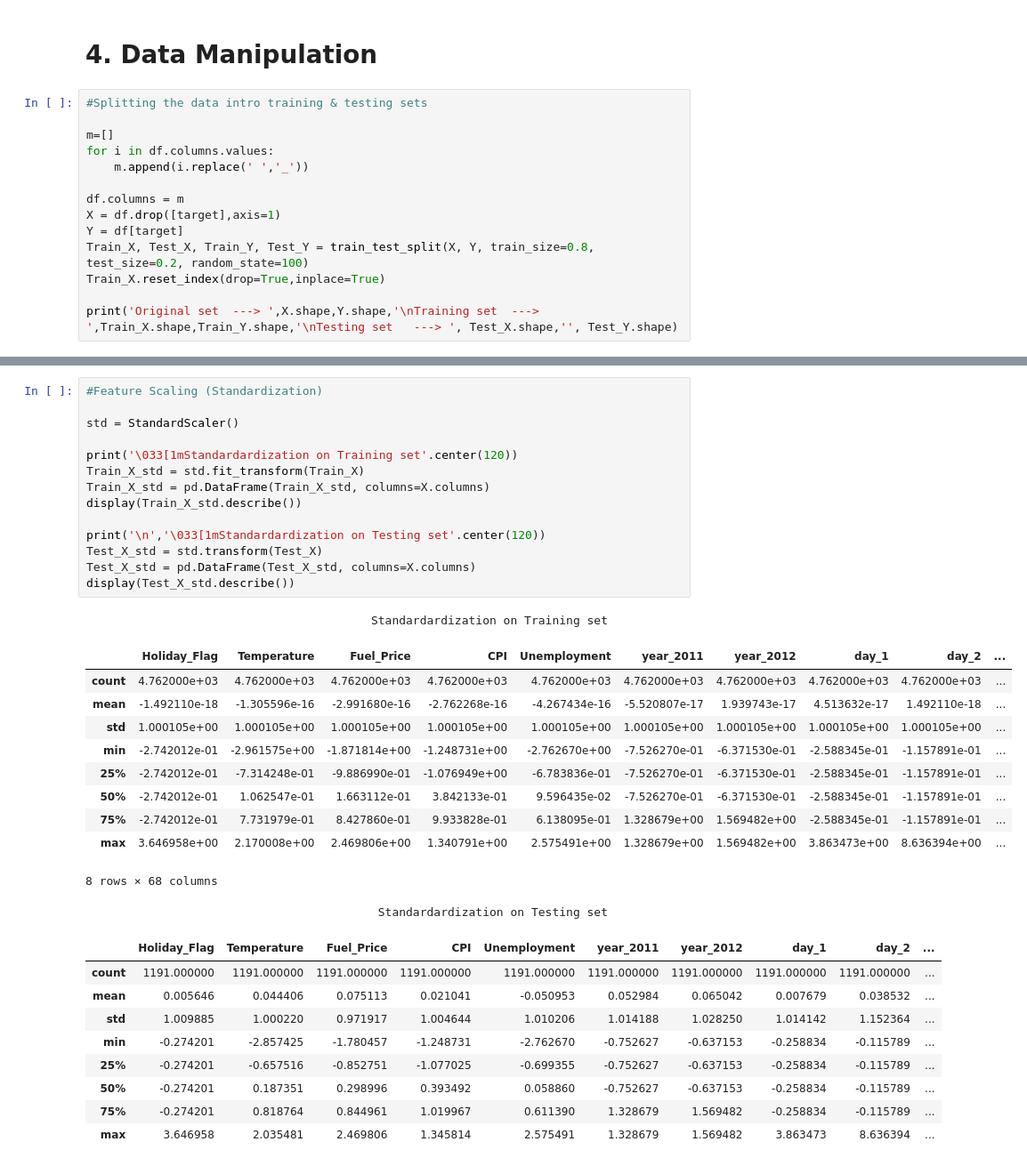
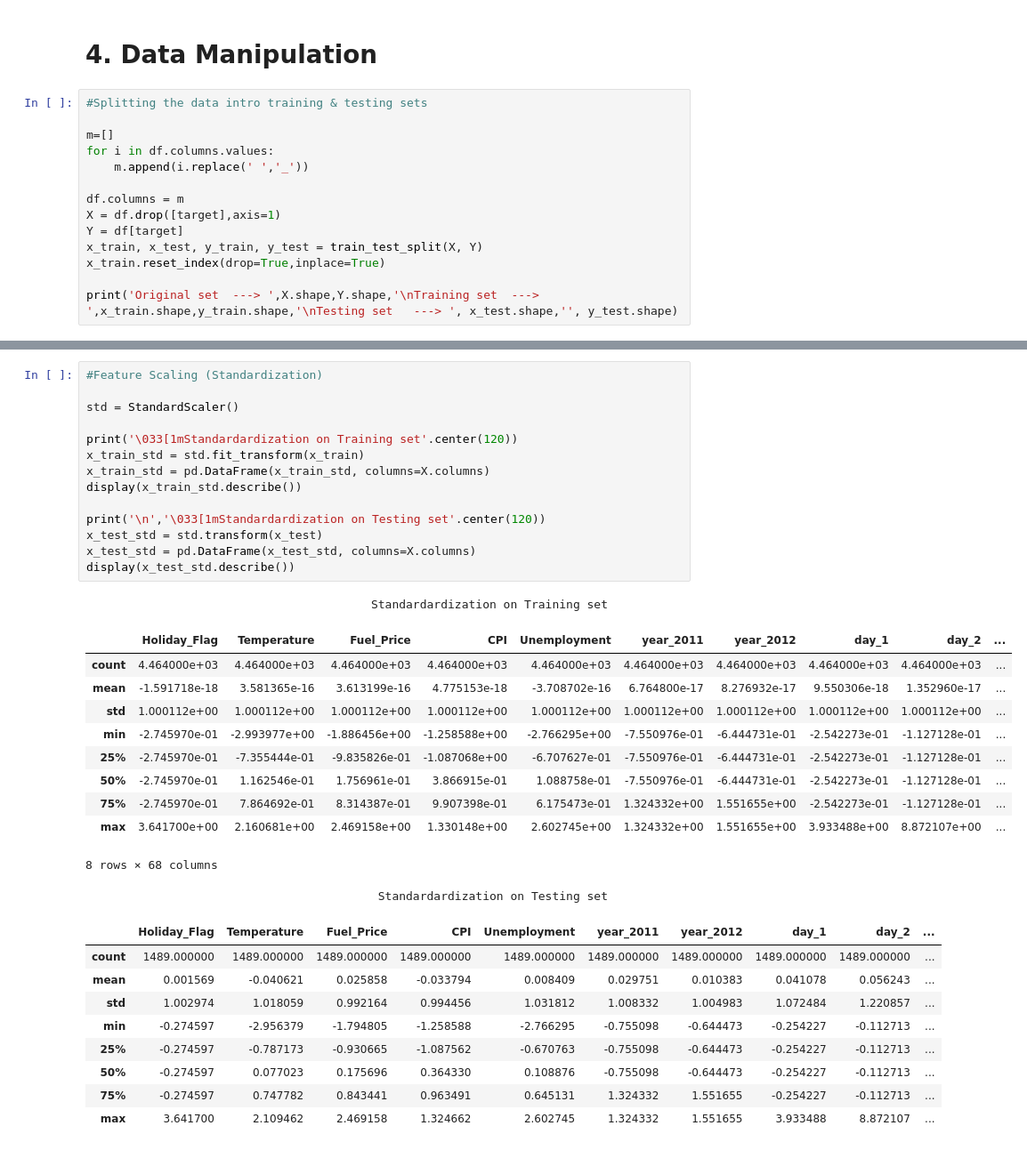
Before and after one commit to sunanda-debnath/Walmart-store-s-sales-forecasting, a Jupyter notebook: Walmart_store’s_sales_forecasting_.ipynb, the cells around one changed output, grey strips where cells are left out. Shown at 89% size. Drawn from its saved outputs; the diff is of its cells as text.

```diff
--- a/Walmart_store’s_sales_forecasting_.ipynb
+++ b/Walmart_store’s_sales_forecasting_.ipynb
@@ -362,9 +360,9 @@ for i in df.columns.values:
 df.columns = m
 X = df.drop([target],axis=1)
 Y = df[target]
-Train_X, Test_X, Train_Y, Test_Y = train_test_split(X, Y, train_size=0.8, test_size=0.2, random_state=100)
-Train_X.reset_index(drop=True,inplace=True)
+x_train, x_test, y_train, y_test = train_test_split(X, Y)
+x_train.reset_index(drop=True,inplace=True)
 
-print('Original set  ---> ',X.shape,Y.shape,'\nTraining set  ---> ',Train_X.shape,Train_Y.shape,'\nTesting set   ---> ', Test_X.shape,'', Test_Y.shape)
+print('Original set  ---> ',X.shape,Y.shape,'\nTraining set  ---> ',x_train.shape,y_train.shape,'\nTesting set   ---> ', x_test.shape,'', y_test.shape)
 # %% [output]
 Original set  --->  (5953, 68) (5953,)
@@ -373,37 +371,37 @@ Testing set   --->  (1191, 68)  (1191,)
 # %%
 #Feature Scaling (Standardization)
 
 std = StandardScaler()
 
 print('\033[1mStandardardization on Training set'.center(120))
-Train_X_std = std.fit_transform(Train_X)
-Train_X_std = pd.DataFrame(Train_X_std, columns=X.columns)
-display(Train_X_std.describe())
+x_train_std = std.fit_transform(x_train)
+x_train_std = pd.DataFrame(x_train_std, columns=X.columns)
+display(x_train_std.describe())
 
 print('\n','\033[1mStandardardization on Testing set'.center(120))
-Test_X_std = std.transform(Test_X)
-Test_X_std = pd.DataFrame(Test_X_std, columns=X.columns)
-display(Test_X_std.describe())
+x_test_std = std.transform(x_test)
+x_test_std = pd.DataFrame(x_test_std, columns=X.columns)
+display(x_test_std.describe())
 # %% [output]
                                          Standardardization on Training set
 |  | Holiday_Flag | Temperature | Fuel_Price | CPI | Unemployment | year_2011 | year_2012 | day_1 | day_2 | ... |
-| count | 4.762000e+03 | 4.762000e+03 | 4.762000e+03 | 4.762000e+03 | 4.762000e+03 | 4.762000e+03 | 4.762000e+03 | 4.762000e+03 | 4.762000e+03 | ... |
-| mean | -1.492110e-18 | -1.305596e-16 | -2.991680e-16 | -2.762268e-16 | -4.267434e-16 | -5.520807e-17 | 1.939743e-17 | 4.513632e-17 | 1.492110e-18 | ... |
-| std | 1.000105e+00 | 1.000105e+00 | 1.000105e+00 | 1.000105e+00 | 1.000105e+00 | 1.000105e+00 | 1.000105e+00 | 1.000105e+00 | 1.000105e+00 | ... |
-| min | -2.742012e-01 | -2.961575e+00 | -1.871814e+00 | -1.248731e+00 | -2.762670e+00 | -7.526270e-01 | -6.371530e-01 | -2.588345e-01 | -1.157891e-01 | ... |
-| 25% | -2.742012e-01 | -7.314248e-01 | -9.886990e-01 | -1.076949e+00 | -6.783836e-01 | -7.526270e-01 | -6.371530e-01 | -2.588345e-01 | -1.157891e-01 | ... |
-| 50% | -2.742012e-01 | 1.062547e-01 | 1.663112e-01 | 3.842133e-01 | 9.596435e-02 | -7.526270e-01 | -6.371530e-01 | -2.588345e-01 | -1.157891e-01 | ... |
-| 75% | -2.742012e-01 | 7.731979e-01 | 8.427860e-01 | 9.933828e-01 | 6.138095e-01 | 1.328679e+00 | 1.569482e+00 | -2.588345e-01 | -1.157891e-01 | ... |
-| max | 3.646958e+00 | 2.170008e+00 | 2.469806e+00 | 1.340791e+00 | 2.575491e+00 | 1.328679e+00 | 1.569482e+00 | 3.863473e+00 | 8.636394e+00 | ... |
+| count | 4.464000e+03 | 4.464000e+03 | 4.464000e+03 | 4.464000e+03 | 4.464000e+03 | 4.464000e+03 | 4.464000e+03 | 4.464000e+03 | 4.464000e+03 | ... |
+| mean | -1.591718e-18 | 3.581365e-16 | 3.613199e-16 | 4.775153e-18 | -3.708702e-16 | 6.764800e-17 | 8.276932e-17 | 9.550306e-18 | 1.352960e-17 | ... |
+| std | 1.000112e+00 | 1.000112e+00 | 1.000112e+00 | 1.000112e+00 | 1.000112e+00 | 1.000112e+00 | 1.000112e+00 | 1.000112e+00 | 1.000112e+00 | ... |
+| min | -2.745970e-01 | -2.993977e+00 | -1.886456e+00 | -1.258588e+00 | -2.766295e+00 | -7.550976e-01 | -6.444731e-01 | -2.542273e-01 | -1.127128e-01 | ... |
+| 25% | -2.745970e-01 | -7.355444e-01 | -9.835826e-01 | -1.087068e+00 | -6.707627e-01 | -7.550976e-01 | -6.444731e-01 | -2.542273e-01 | -1.127128e-01 | ... |
+| 50% | -2.745970e-01 | 1.162546e-01 | 1.756961e-01 | 3.866915e-01 | 1.088758e-01 | -7.550976e-01 | -6.444731e-01 | -2.542273e-01 | -1.127128e-01 | ... |
+| 75% | -2.745970e-01 | 7.864692e-01 | 8.314387e-01 | 9.907398e-01 | 6.175473e-01 | 1.324332e+00 | 1.551655e+00 | -2.542273e-01 | -1.127128e-01 | ... |
+| max | 3.641700e+00 | 2.160681e+00 | 2.469158e+00 | 1.330148e+00 | 2.602745e+00 | 1.324332e+00 | 1.551655e+00 | 3.933488e+00 | 8.872107e+00 | ... |
 8 rows × 68 columns
                                           Standardardization on Testing set
 |  | Holiday_Flag | Temperature | Fuel_Price | CPI | Unemployment | year_2011 | year_2012 | day_1 | day_2 | ... |
-| count | 1191.000000 | 1191.000000 | 1191.000000 | 1191.000000 | 1191.000000 | 1191.000000 | 1191.000000 | 1191.000000 | 1191.000000 | ... |
-| mean | 0.005646 | 0.044406 | 0.075113 | 0.021041 | -0.050953 | 0.052984 | 0.065042 | 0.007679 | 0.038532 | ... |
-| std | 1.009885 | 1.000220 | 0.971917 | 1.004644 | 1.010206 | 1.014188 | 1.028250 | 1.014142 | 1.152364 | ... |
-| min | -0.274201 | -2.857425 | -1.780457 | -1.248731 | -2.762670 | -0.752627 | -0.637153 | -0.258834 | -0.115789 | ... |
-| 25% | -0.274201 | -0.657516 | -0.852751 | -1.077025 | -0.699355 | -0.752627 | -0.637153 | -0.258834 | -0.115789 | ... |
-| 50% | -0.274201 | 0.187351 | 0.298996 | 0.393492 | 0.058860 | -0.752627 | -0.637153 | -0.258834 | -0.115789 | ... |
-| 75% | -0.274201 | 0.818764 | 0.844961 | 1.019967 | 0.611390 | 1.328679 | 1.569482 | -0.258834 | -0.115789 | ... |
-| max | 3.646958 | 2.035481 | 2.469806 | 1.345814 | 2.575491 | 1.328679 | 1.569482 | 3.863473 | 8.636394 | ... |
+| count | 1489.000000 | 1489.000000 | 1489.000000 | 1489.000000 | 1489.000000 | 1489.000000 | 1489.000000 | 1489.000000 | 1489.000000 | ... |
+| mean | 0.001569 | -0.040621 | 0.025858 | -0.033794 | 0.008409 | 0.029751 | 0.010383 | 0.041078 | 0.056243 | ... |
+| std | 1.002974 | 1.018059 | 0.992164 | 0.994456 | 1.031812 | 1.008332 | 1.004983 | 1.072484 | 1.220857 | ... |
+| min | -0.274597 | -2.956379 | -1.794805 | -1.258588 | -2.766295 | -0.755098 | -0.644473 | -0.254227 | -0.112713 | ... |
+| 25% | -0.274597 | -0.787173 | -0.930665 | -1.087562 | -0.670763 | -0.755098 | -0.644473 | -0.254227 | -0.112713 | ... |
+| 50% | -0.274597 | 0.077023 | 0.175696 | 0.364330 | 0.108876 | -0.755098 | -0.644473 | -0.254227 | -0.112713 | ... |
+| 75% | -0.274597 | 0.747782 | 0.843441 | 0.963491 | 0.645131 | 1.324332 | 1.551655 | -0.254227 | -0.112713 | ... |
+| max | 3.641700 | 2.109462 | 2.469158 | 1.324662 | 2.602745 | 1.324332 | 1.551655 | 3.933488 | 8.872107 | ... |
 8 rows × 68 columns
```
Also changed, not shown: parts of 11 cells of this notebook.
